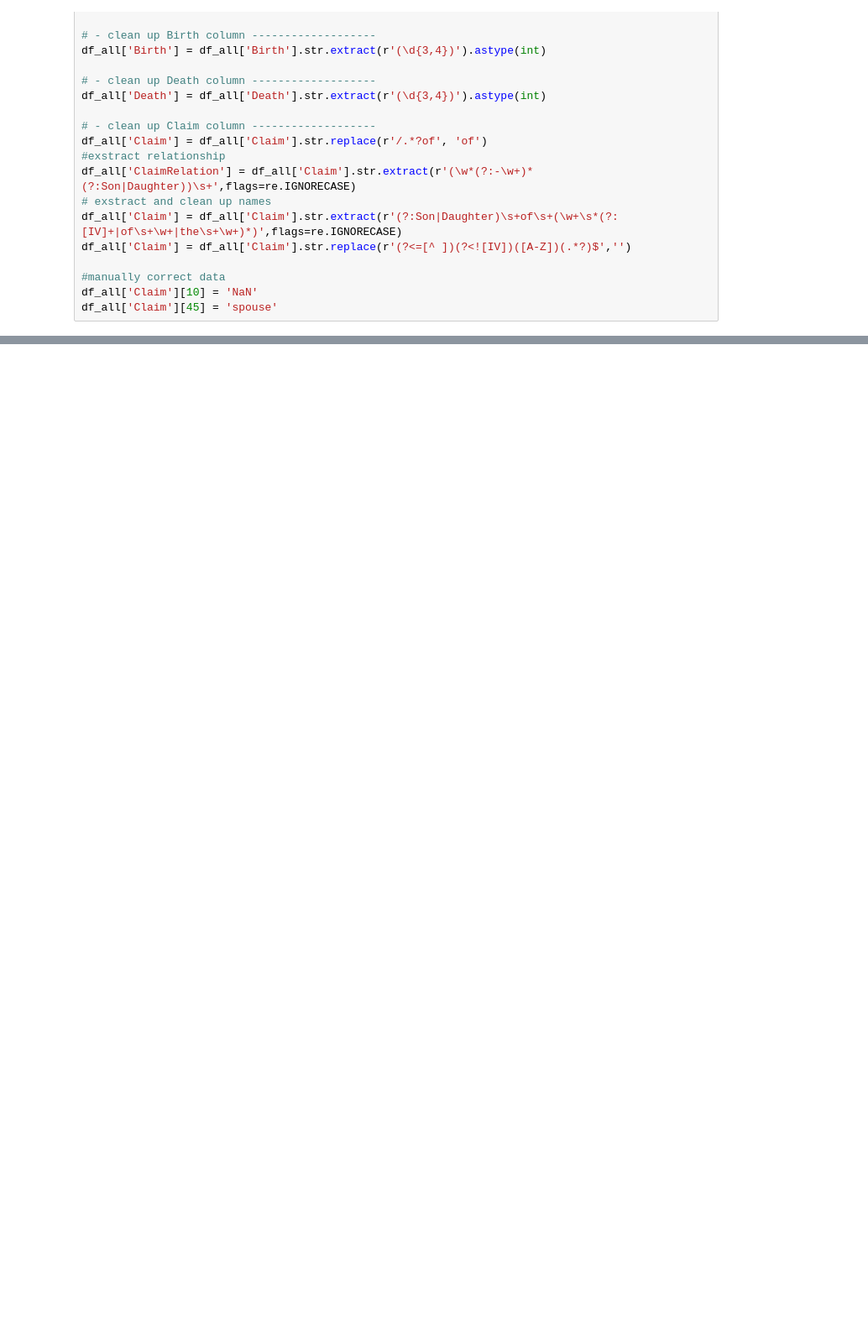
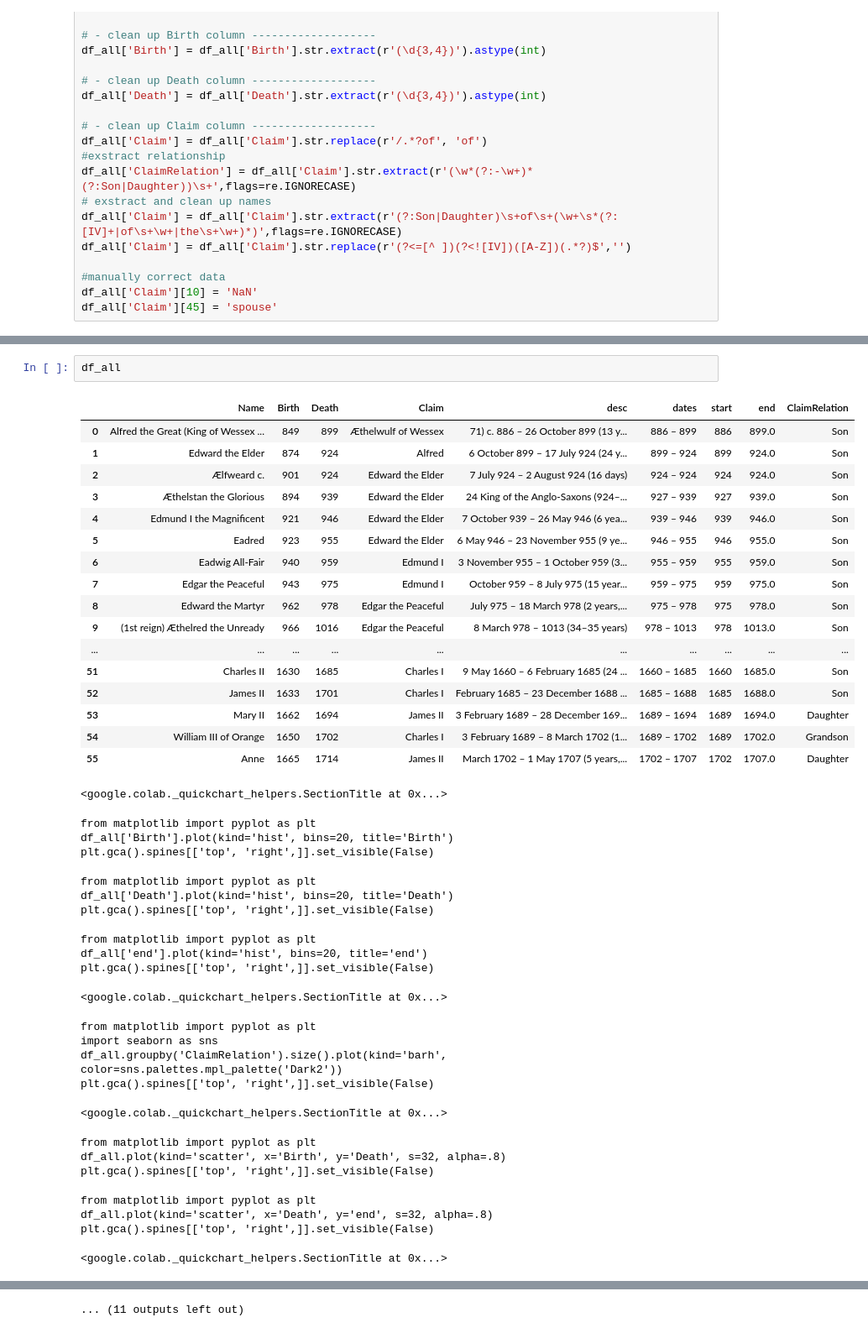
Before and after one commit to marinwitherspoon/Genealogy_English_monarchs, a Jupyter notebook: Processing.ipynb, the cells around one changed output, grey strips where cells are left out. Shown at 84% size. Saved outputs shown, nothing was run; the diff lists cells and outputs as text; blank space fills up the shorter version.

```diff
--- a/Processing.ipynb
+++ b/Processing.ipynb
@@ -120 +156,44 @@ for i in range(len(df_all)):
 [interactive output not drawn]
+# %%
+df_all
+# %% [output]
+|  | Name | Birth | Death | Claim | desc | dates | start | end | ClaimRelation |
+| 0 | Alfred the Great (King of Wessex ... | 849 | 899 | Æthelwulf of Wessex | 71) c. 886 – 26 October 899 (13 y... | 886 – 899 | 886 | 899.0 | Son |
+| 1 | Edward the Elder | 874 | 924 | Alfred | 6 October 899 – 17 July 924 (24 y... | 899 – 924 | 899 | 924.0 | Son |
+| 2 | Ælfweard c. | 901 | 924 | Edward the Elder | 7 July 924 – 2 August 924 (16 days) | 924 – 924 | 924 | 924.0 | Son |
+| 3 | Æthelstan the Glorious | 894 | 939 | Edward the Elder | 24 King of the Anglo-Saxons (924–... | 927 – 939 | 927 | 939.0 | Son |
+| 4 | Edmund I the Magnificent | 921 | 946 | Edward the Elder | 7 October 939 – 26 May 946 (6 yea... | 939 – 946 | 939 | 946.0 | Son |
+| 5 | Eadred | 923 | 955 | Edward the Elder | 6 May 946 – 23 November 955 (9 ye... | 946 – 955 | 946 | 955.0 | Son |
+| 6 | Eadwig All-Fair | 940 | 959 | Edmund I | 3 November 955 – 1 October 959 (3... | 955 – 959 | 955 | 959.0 | Son |
+| 7 | Edgar the Peaceful | 943 | 975 | Edmund I | October 959 – 8 July 975 (15 year... | 959 – 975 | 959 | 975.0 | Son |
+| 8 | Edward the Martyr | 962 | 978 | Edgar the Peaceful | July 975 – 18 March 978 (2 years,... | 975 – 978 | 975 | 978.0 | Son |
+| 9 | (1st reign) Æthelred the Unready | 966 | 1016 | Edgar the Peaceful | 8 March 978 – 1013 (34–35 years) | 978 – 1013 | 978 | 1013.0 | Son |
+| ... | ... | ... | ... | ... | ... | ... | ... | ... | ... |
+| 51 | Charles II | 1630 | 1685 | Charles I | 9 May 1660 – 6 February 1685 (24 ... | 1660 – 1685 | 1660 | 1685.0 | Son |
+| 52 | James II | 1633 | 1701 | Charles I | February 1685 – 23 December 1688 ... | 1685 – 1688 | 1685 | 1688.0 | Son |
+| 53 | Mary II | 1662 | 1694 | James II | 3 February 1689 – 28 December 169... | 1689 – 1694 | 1689 | 1694.0 | Daughter |
+| 54 | William III of Orange | 1650 | 1702 | Charles I | 3 February 1689 – 8 March 1702 (1... | 1689 – 1702 | 1689 | 1702.0 | Grandson |
+| 55 | Anne | 1665 | 1714 | James II | March 1702 – 1 May 1707 (5 years,... | 1702 – 1707 | 1702 | 1707.0 | Daughter |
+<google.colab._quickchart_helpers.SectionTitle at 0x...>
+from matplotlib import pyplot as plt
+df_all['Birth'].plot(kind='hist', bins=20, title='Birth')
+plt.gca().spines[['top', 'right',]].set_visible(False)
+from matplotlib import pyplot as plt
+df_all['Death'].plot(kind='hist', bins=20, title='Death')
+plt.gca().spines[['top', 'right',]].set_visible(False)
+from matplotlib import pyplot as plt
+df_all['end'].plot(kind='hist', bins=20, title='end')
+plt.gca().spines[['top', 'right',]].set_visible(False)
+<google.colab._quickchart_helpers.SectionTitle at 0x...>
+from matplotlib import pyplot as plt
+import seaborn as sns
+df_all.groupby('ClaimRelation').size().plot(kind='barh', color=sns.palettes.mpl_palette('Dark2'))
+plt.gca().spines[['top', 'right',]].set_visible(False)
+<google.colab._quickchart_helpers.SectionTitle at 0x...>
+from matplotlib import pyplot as plt
+df_all.plot(kind='scatter', x='Birth', y='Death', s=32, alpha=.8)
+plt.gca().spines[['top', 'right',]].set_visible(False)
+from matplotlib import pyplot as plt
+df_all.plot(kind='scatter', x='Death', y='end', s=32, alpha=.8)
+plt.gca().spines[['top', 'right',]].set_visible(False)
+<google.colab._quickchart_helpers.SectionTitle at 0x...>
@@ -120,0 +219 @@ for i in range(len(df_all)):
+... (11 outputs left out)
```
Also changed, not shown: parts of 4 cells of this notebook.
